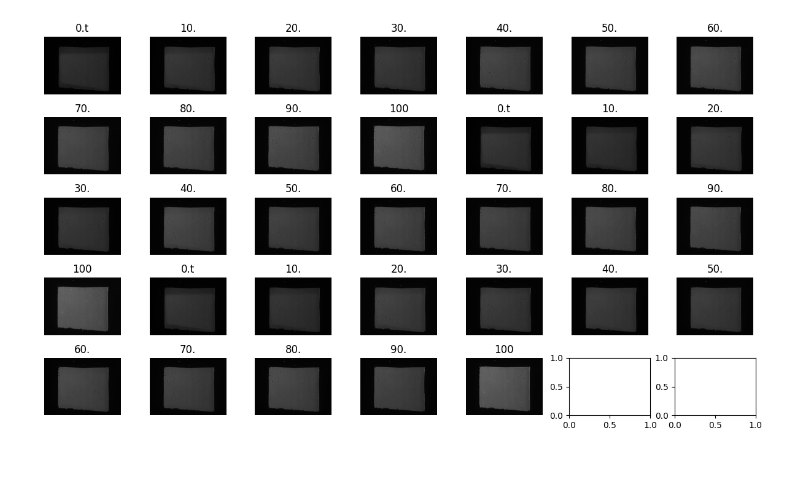
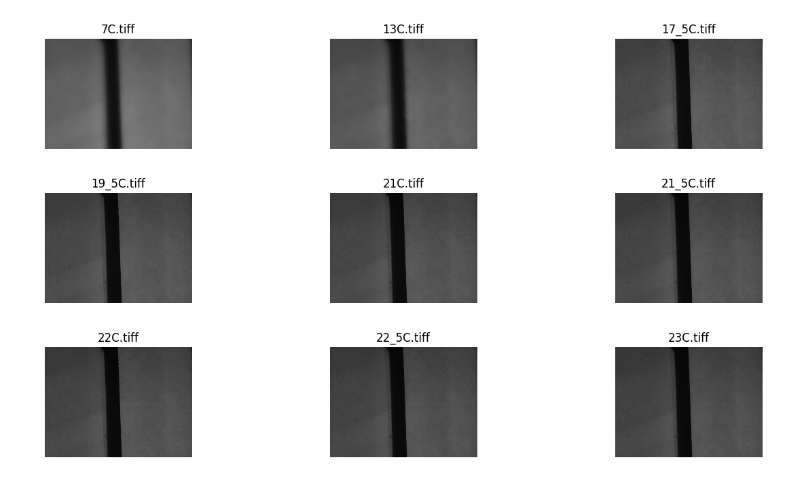
Before and after one commit to MartinReinhard10/In-Situ_Soil_Optode_Data_Processing, a Jupyter notebook: Optode Calibration/Image_checker_and_thresholding.ipynb, the cells around one changed output. Cells and saved outputs as stored; diff of their text form; code cells hidden in the pictures.

```diff
--- a/Optode Calibration/Image_checker_and_thresholding.ipynb
+++ b/Optode Calibration/Image_checker_and_thresholding.ipynb
@@ -6,7 +6,7 @@ from natsort import natsorted
 import matplotlib.pyplot as plt
 # %%
 # Set the path to the input directory
-input_dir = "D:/Calibration_Images/RAW_2023-06-23/"
+input_dir = "D:/Temperature_images/RAW_2023-07-10/"
 
 
 # Get a list of all image files in the input directory
@@ -31,8 +31,8 @@ for i, filename in enumerate(input_files):
     col_idx = i % num_cols
 
     # Display the image in the corresponding subplot
-    axes[row_idx, col_idx].imshow(image)
-    axes[row_idx, col_idx].set_title(filename[24:27])
+    axes[row_idx, col_idx].imshow(image, vmin=256,vmax=4065)
+    axes[row_idx, col_idx].set_title(filename)
     axes[row_idx, col_idx].axis('off')
 
 # Adjust the spacing between subplots
@@ -54,36 +54,36 @@ num_images = len(input_files)
 num_rows = int(num_images ** 0.5)
 num_cols = (num_images + num_rows - 1) // num_rows
 
 # Create the grid of subplots
 fig, axes = plt.subplots(num_rows, num_cols, figsize=(15, 8))
 
 # Iterate over the image files and display them in the grid
 for i, filename in enumerate(input_files):
     # Load the image
     image = tifffile.imread(os.path.join(input_dir, filename))
 
     # Apply the threshold
     thresholded_image = np.where(image > threshold_value, image, 0)
     thresholded_image_nan = np.where(thresholded_image == 0, np.nan, thresholded_image)
 
     thresholded_images.append(thresholded_image_nan)
 
     # Determine the subplot indices
     row_idx = i // num_cols
     col_idx = i % num_cols
 
     # Display the thresholded image in the corresponding subplot
-    axes[row_idx, col_idx].imshow(thresholded_image, cmap='gray')
-    axes[row_idx, col_idx].set_title(filename[24:27])
+    axes[row_idx, col_idx].imshow(thresholded_image, cmap='gray', vmin=256,vmax=4065)
+    axes[row_idx, col_idx].set_title(filename[15:])
     axes[row_idx, col_idx].axis('off')
 
 # Adjust the spacing between subplots
 plt.subplots_adjust(hspace=0.4, wspace=0.3)
 
 # Display the grid of images
 plt.show()
 # %% [output]
-[figure, old version]
+[figure, new version]
 # %%
 # Set output directory
 output_dir = "D:/Calibration_data/23_06_2023/Threshold_images"
```
Also changed, not shown: parts of 2 cells of this notebook, 3 other files.
